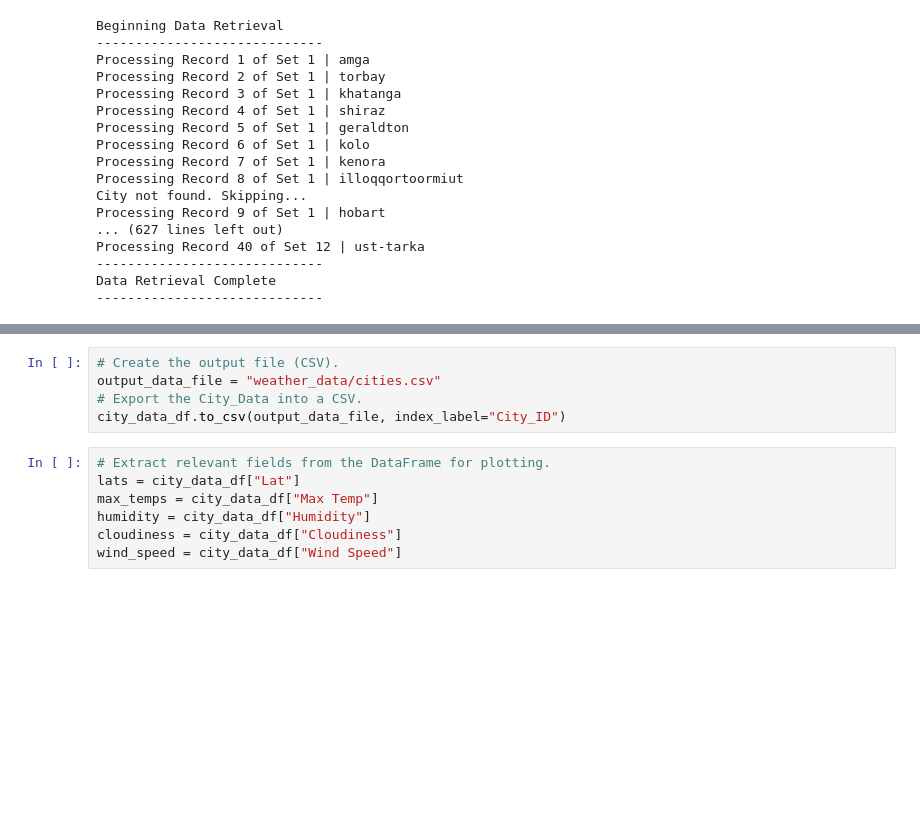
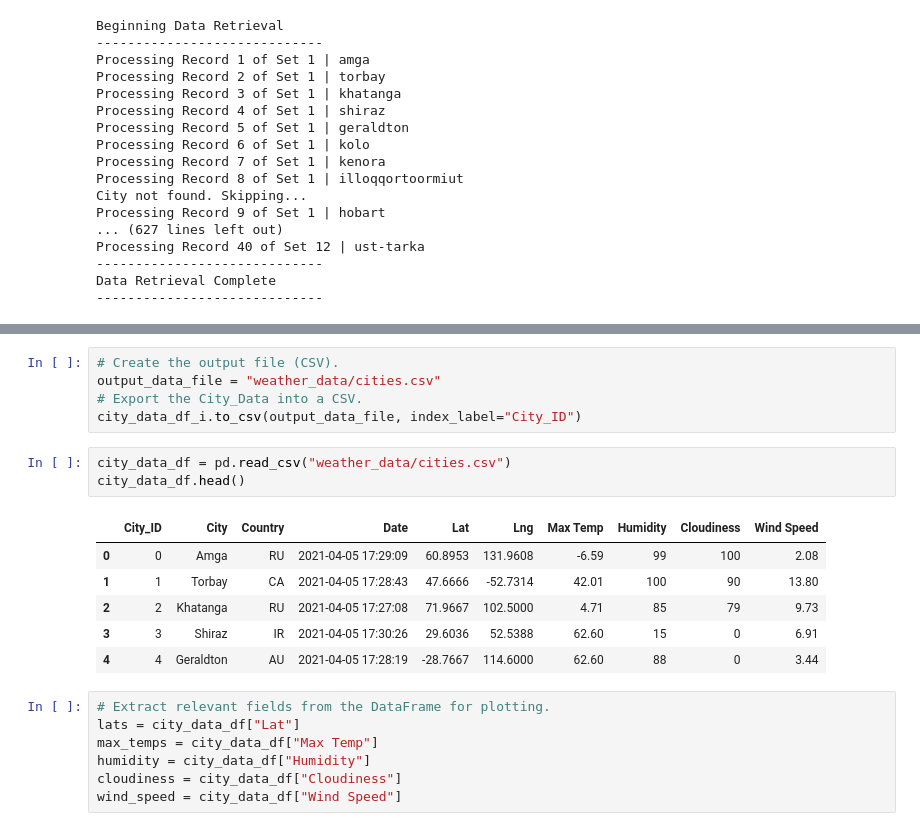
Before and after one commit to Lamismn/World_Weather_Ana-ysis, a Jupyter notebook: WeatherPy.ipynb, the cells around one changed output, grey strips where cells are left out. Cells and saved outputs as stored; diff of their text form; blank space fills up the shorter version.

```diff
--- a/WeatherPy.ipynb
+++ b/WeatherPy.ipynb
@@ -140,7 +140,17 @@ city_data_df.head()
 # Create the output file (CSV).
 output_data_file = "weather_data/cities.csv"
 # Export the City_Data into a CSV.
-city_data_df.to_csv(output_data_file, index_label="City_ID")
+city_data_df_i.to_csv(output_data_file, index_label="City_ID")
+# %%
+city_data_df = pd.read_csv("weather_data/cities.csv")
+city_data_df.head()
+# %% [output]
+|  | City_ID | City | Country | Date | Lat | Lng | Max Temp | Humidity | Cloudiness | Wind Speed |
+| 0 | 0 | Amga | RU | 2021-04-05 17:29:09 | 60.8953 | 131.9608 | -6.59 | 99 | 100 | 2.08 |
+| 1 | 1 | Torbay | CA | 2021-04-05 17:28:43 | 47.6666 | -52.7314 | 42.01 | 100 | 90 | 13.80 |
+| 2 | 2 | Khatanga | RU | 2021-04-05 17:27:08 | 71.9667 | 102.5000 | 4.71 | 85 | 79 | 9.73 |
+| 3 | 3 | Shiraz | IR | 2021-04-05 17:30:26 | 29.6036 | 52.5388 | 62.60 | 15 | 0 | 6.91 |
+| 4 | 4 | Geraldton | AU | 2021-04-05 17:28:19 | -28.7667 | 114.6000 | 62.60 | 88 | 0 | 3.44 |
 # %%
 # Extract relevant fields from the DataFrame for plotting.
 lats = city_data_df["Lat"]
```
Also changed, not shown: parts of 2 cells of this notebook, 4 other files.
